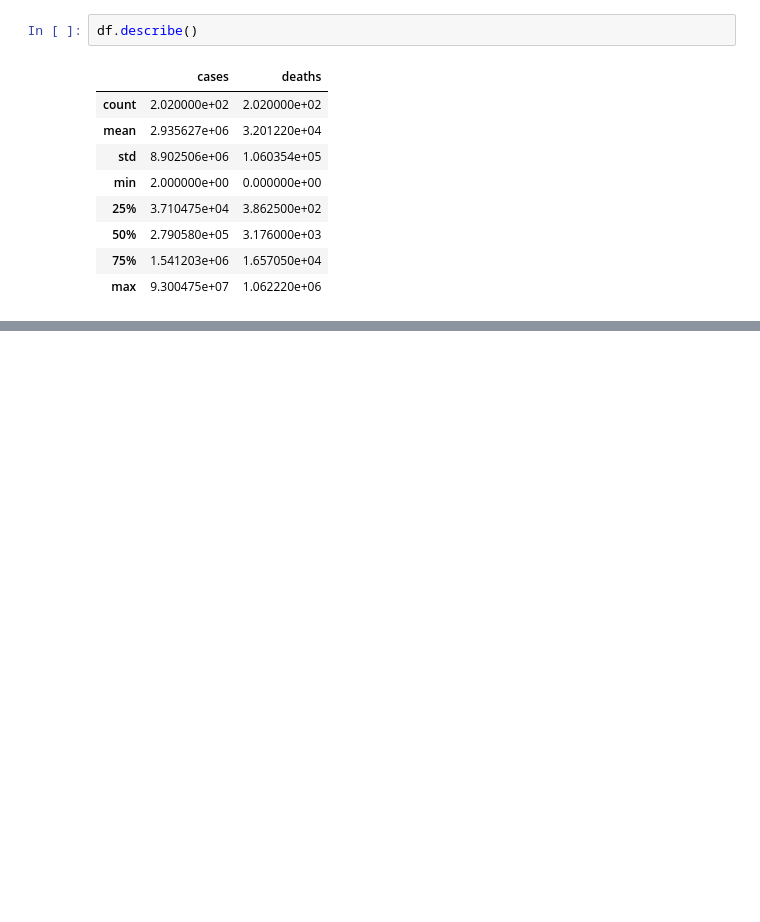
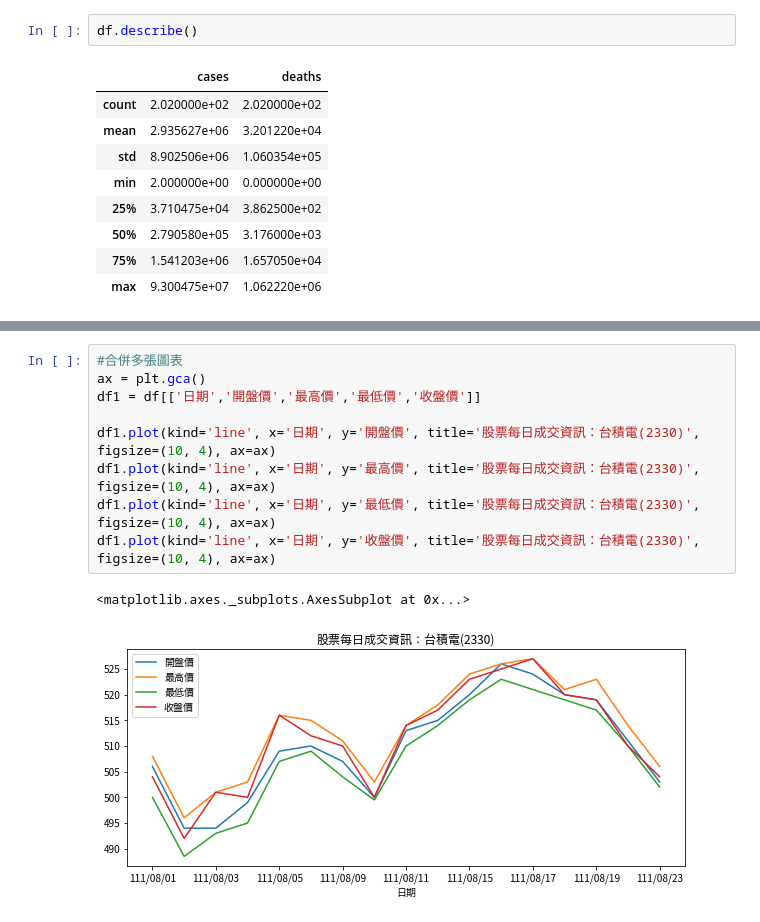
Before and after one commit to ss1111119/Myfirstproject, a Jupyter notebook: 20220823.ipynb, the cells around one changed output, grey strips where cells are left out. Drawn from its saved outputs; the diff is of its cells as text; blank space fills up the shorter version.

```diff
--- a/20220823.ipynb
+++ b/20220823.ipynb
@@ -272,0 +474,12 @@ df
+# %%
+#合併多張圖表
+ax = plt.gca()
+df1 = df[['日期','開盤價','最高價','最低價','收盤價']]
+
+df1.plot(kind='line', x='日期', y='開盤價', title='股票每日成交資訊：台積電(2330)', figsize=(10, 4), ax=ax)
+df1.plot(kind='line', x='日期', y='最高價', title='股票每日成交資訊：台積電(2330)', figsize=(10, 4), ax=ax)
+df1.plot(kind='line', x='日期', y='最低價', title='股票每日成交資訊：台積電(2330)', figsize=(10, 4), ax=ax)
+df1.plot(kind='line', x='日期', y='收盤價', title='股票每日成交資訊：台積電(2330)', figsize=(10, 4), ax=ax)
+# %% [output]
+<matplotlib.axes._subplots.AxesSubplot at 0x...>
+[figure, added]
```
Also changed, not shown: parts of 15 cells of this notebook.
